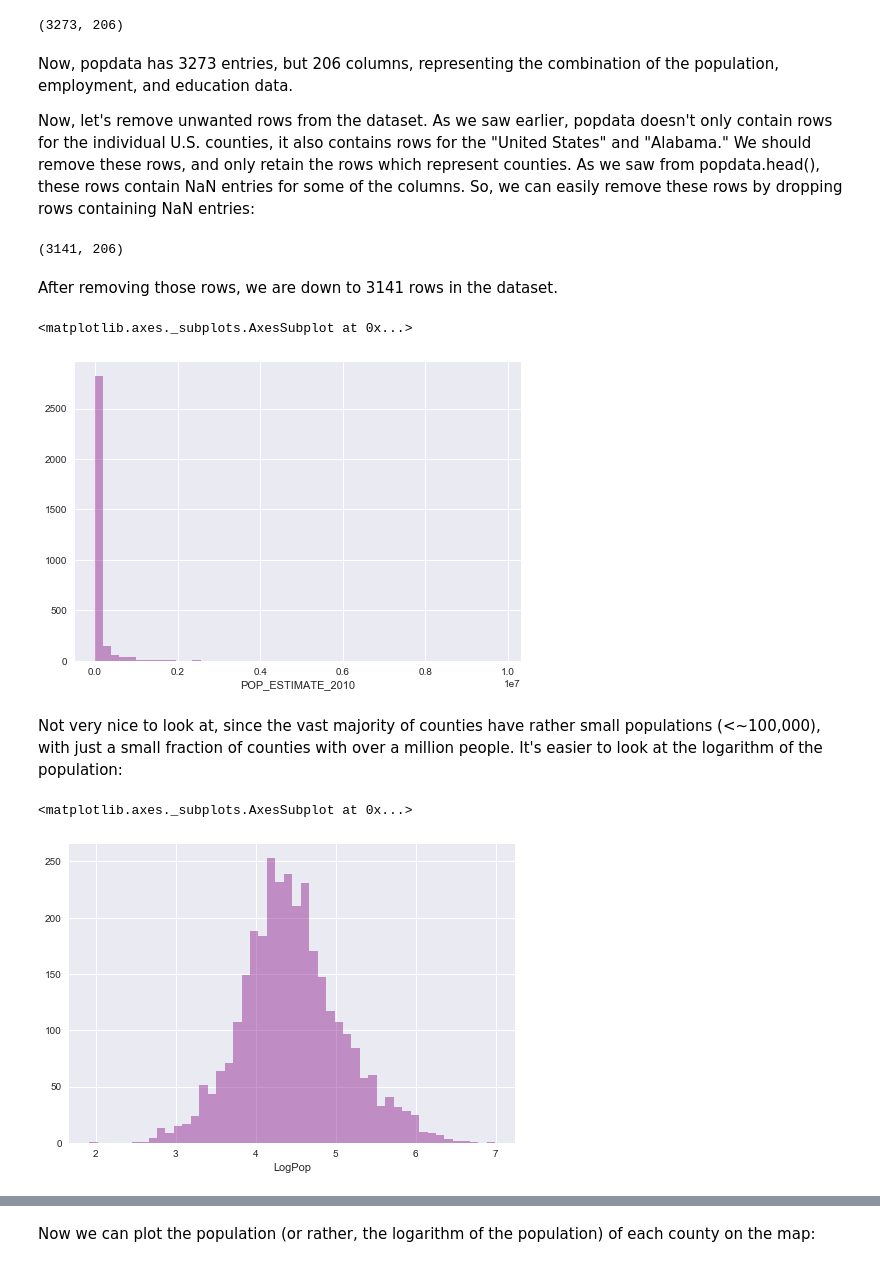
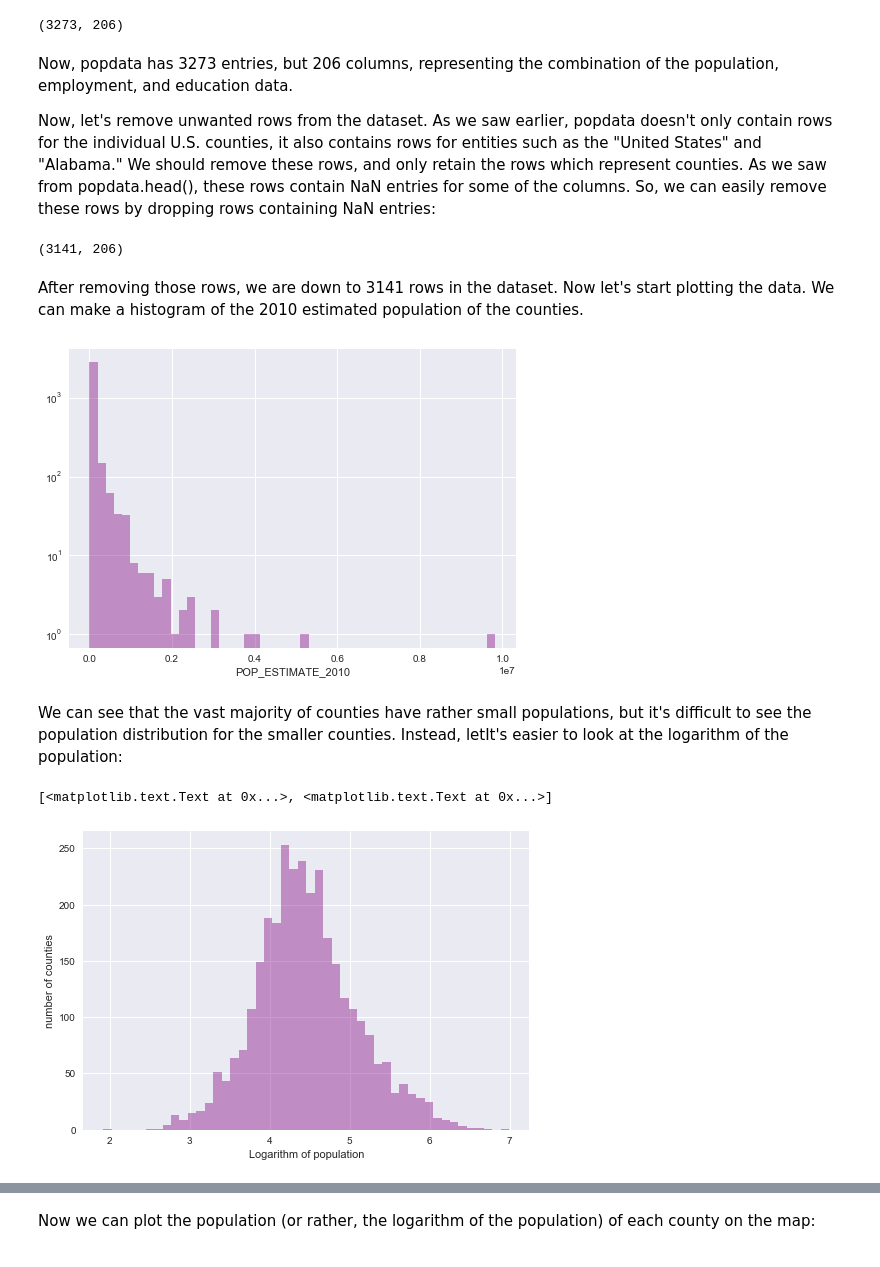
Before and after one commit to belindquist/DataScienceProjects, a Jupyter notebook: UScountyPop/CountyStudy.ipynb, the cells around one changed output, grey strips where cells are left out. Drawn from its saved outputs; the diff is of its cells as text; code cells hidden in the pictures.

```diff
--- a/UScountyPop/CountyStudy.ipynb
+++ b/UScountyPop/CountyStudy.ipynb
@@ -84,7 +95,7 @@ print(popdata.shape)
 # %% [markdown]
 Now, popdata has 3273 entries, but 206 columns, representing the combination of the population, employment, and education data.
 
-Now, let's remove unwanted rows from the dataset.  As we saw earlier, popdata doesn't only contain rows for the individual U.S. counties, it also contains rows for the "United States" and "Alabama." We should remove these rows, and only retain the rows which represent counties. As we saw from popdata.head(), these rows contain NaN entries for some of the columns.  So, we can easily remove these rows by dropping rows containing NaN entries:
+Now, let's remove unwanted rows from the dataset.  As we saw earlier, popdata doesn't only contain rows for the individual U.S. counties, it also contains rows for entities such as the "United States" and "Alabama." We should remove these rows, and only retain the rows which represent counties. As we saw from popdata.head(), these rows contain NaN entries for some of the columns.  So, we can easily remove these rows by dropping rows containing NaN entries:
 # %%
 #Drop rows that don't have NaN values for these columns; those are unwanted rows
 popdata = popdata.dropna(subset=['N_POP_CHG_2016'])
@@ -93,19 +104,19 @@ print(popdata.shape)
 # %% [output]
 (3141, 206)
 # %% [markdown]
-After removing those rows, we are down to 3141 rows in the dataset.
+After removing those rows, we are down to 3141 rows in the dataset.  Now let's start plotting the data.  We can make a histogram of the 2010 estimated population of the counties.
 # %%
-sbn.distplot(popdata['POP_ESTIMATE_2010'],kde=False,color='purple')
-#plt.show()
+ax = sbn.distplot(popdata['POP_ESTIMATE_2010'],kde=False,color='purple')
+ax.set_yscale('log')
 # %% [output]
-<matplotlib.axes._subplots.AxesSubplot at 0x...>
-[figure, old version]
+[figure, new version]
 # %% [markdown]
-Not very nice to look at, since the vast majority of counties have rather small populations (<~100,000), with just a small fraction of counties with over a million people.  It's easier to look at the logarithm of the population:
+We can see that the vast majority of counties have rather small populations, but it's difficult to see the population distribution for the smaller counties. Instead, letIt's easier to look at the logarithm of the population:
 # %%
 popdata['LogPop'] = numpy.log10(popdata['POP_ESTIMATE_2010'])
-sbn.distplot(popdata['LogPop'],kde=False,color='purple')
+ax = sbn.distplot(popdata['LogPop'],kde=False,color='purple')
+ax.set(ylabel='number of counties',xlabel='Logarithm of population')
 # %% [output]
-<matplotlib.axes._subplots.AxesSubplot at 0x...>
+[<matplotlib.text.Text at 0x...>, <matplotlib.text.Text at 0x...>]
-[figure, old version]
+[figure, new version]
 # %% [markdown]
```
Also changed, not shown: parts of 25 cells of this notebook, 2 other files.
